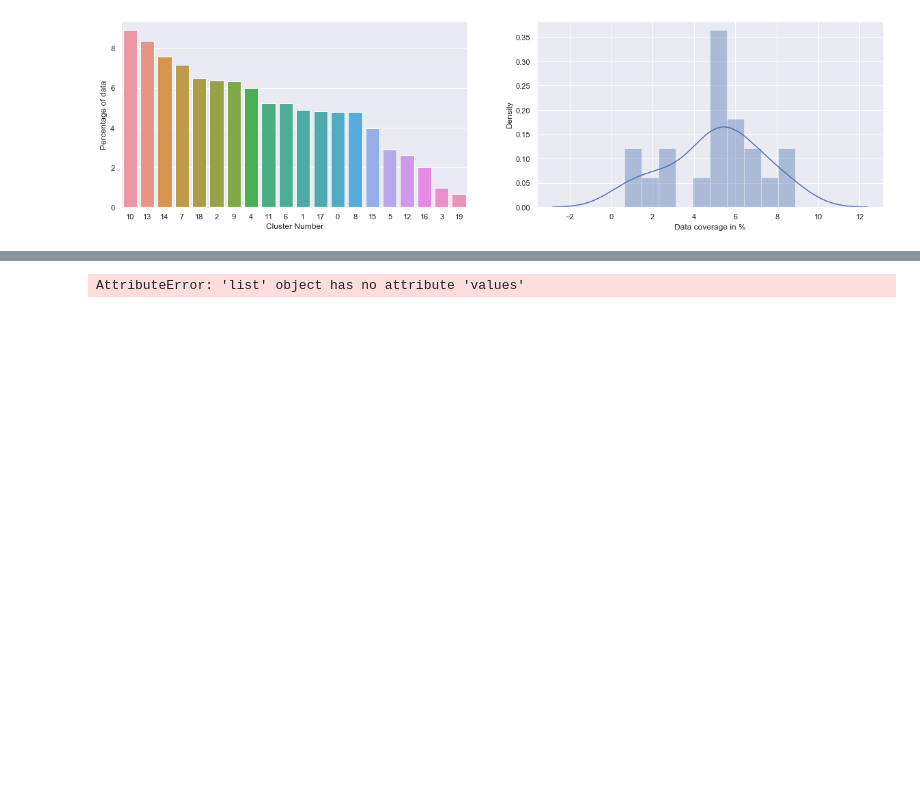
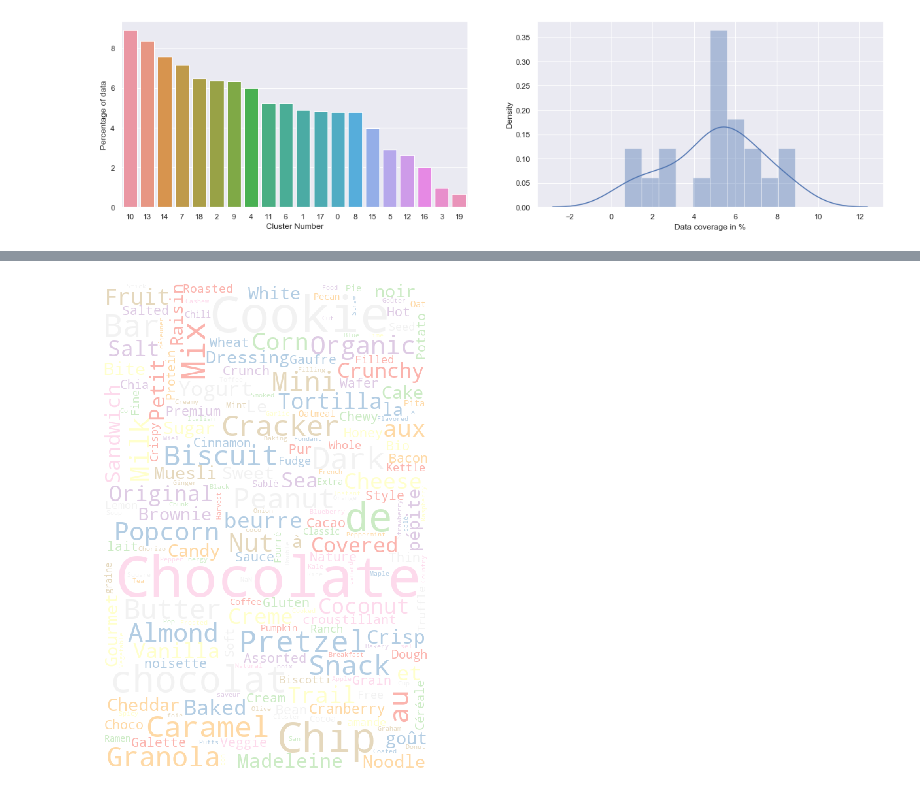
Before and after one commit to stephraja/project-2-off, a Jupyter notebook: notebook_off.ipynb, the cells around one changed output, grey strips where cells are left out. Drawn from its saved outputs; the diff is of its cells as text; code cells hidden in the pictures; blank space fills up the shorter version.

```diff
--- a/notebook_off.ipynb
+++ b/notebook_off.ipynb
@@ -157,5 +139,13 @@ ax[0].set_ylabel("Percentage of data")
 sns.distplot(cluster_count.values / train_table.shape[0] * 100, bins=10, ax=ax[1])
 ax[1].set_xlabel("Data coverage in %")
 ax[1].set_ylabel("Density");
+
+def plot_cloud(wordcloud):
+    # Set figure size
+    plt.figure(figsize=(16, 9))
+    # Display image
+    plt.imshow(wordcloud)
+    # No axis details
+    plt.axis("off");
 # %% [output]
 [figure]
@@ -162,4 +168,6 @@ ax[1].set_ylabel("Density");
 # %%
-wordcloud = WordCloud(width = 3000, height = 2000, random_state=1, background_color='white', colormap='Pastel1', collocations=False, stopwords = STOPWORDS).generate(train_table.loc[train_table['cluster'] == 3, ['product']])
+i = 0
+wordcloud = WordCloud(width = 500, height = 750, random_state=1, background_color='white', colormap='Pastel1', collocations=False, stopwords = STOPWORDS).generate(train_table.loc[train_table['cluster'] == i, ['product']].to_string())
+plot_cloud(wordcloud)
 # %% [output]
-AttributeError: 'list' object has no attribute 'values'
+[figure, added]
```
Also changed, not shown: parts of 3 cells of this notebook.
